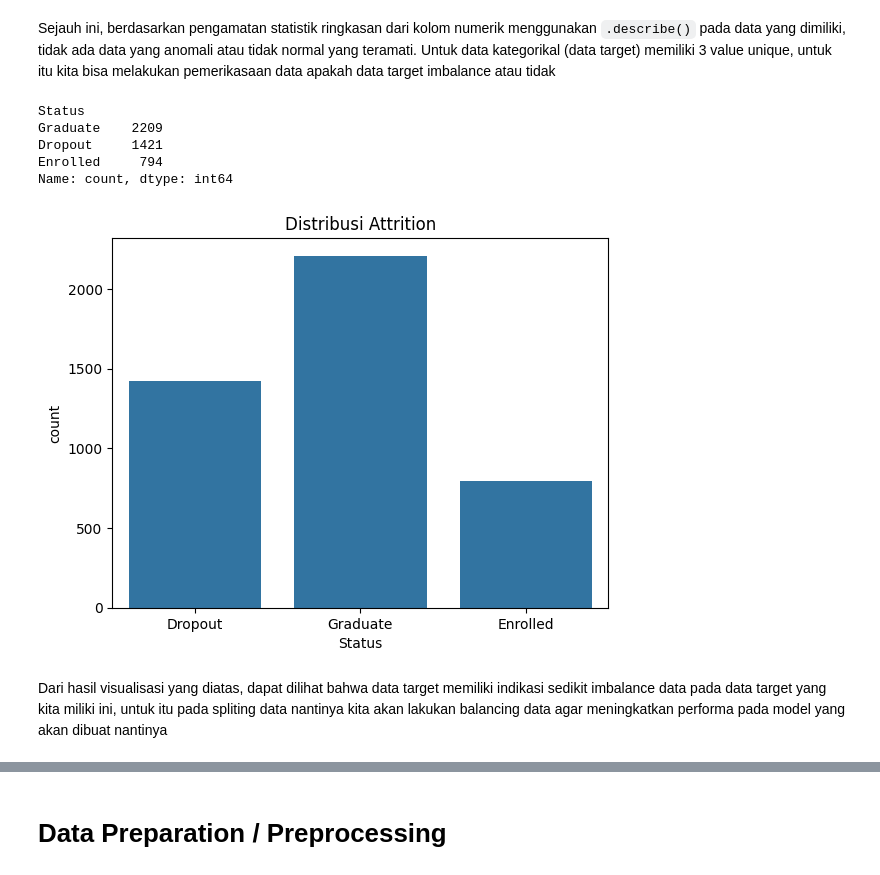
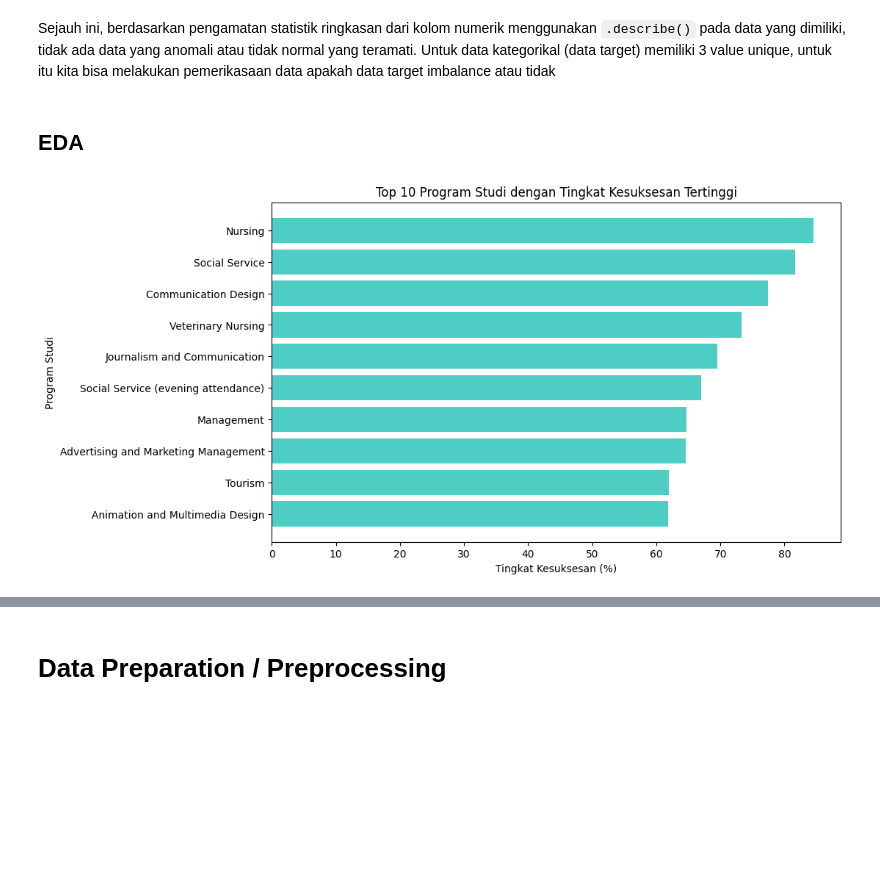
Before and after one commit to Rave-m/Perusahaan-Edutech, a Jupyter notebook: notebook.ipynb, the cells around one changed output, grey strips where cells are left out. Saved outputs shown, nothing was run; the diff lists cells and outputs as text; code cells hidden in the pictures; blank space fills up the shorter version.

```diff
--- a/notebook.ipynb
+++ b/notebook.ipynb
@@ -158,20 +158,51 @@ df.describe(include='object')
 | freq | 2209 |
 # %% [markdown]
 Sejauh ini, berdasarkan pengamatan statistik ringkasan dari kolom numerik menggunakan `.describe()` pada data yang dimiliki, tidak ada data yang anomali atau tidak normal yang teramati. Untuk data kategorikal (data target) memiliki 3 value unique, untuk itu kita bisa melakukan pemerikasaan data apakah data target imbalance atau tidak
-# %%
-# Memeriksa distribusi target
-print(df['Status'].value_counts())
-
-# Visualisasi distribusi target
-sns.countplot(x=df['Status'])
-plt.title('Distribusi Attrition')
-plt.show()
-# %% [output]
-Status
-Graduate    2209
-Dropout     1421
-Enrolled     794
-Name: count, dtype: int64
-[figure, removed]
-# %% [markdown]
-Dari hasil visualisasi yang diatas, dapat dilihat bahwa data target memiliki indikasi sedikit imbalance data pada data target yang kita miliki ini, untuk itu pada spliting data nantinya kita akan lakukan balancing data agar meningkatkan performa pada model yang akan dibuat nantinya
+# %% [markdown]
+## EDA
+# %%
+data = df.copy()
+
+# Map course codes to names
+course_mapping = {
+    33: 'Biofuel Production Technologies',
+    171: 'Animation and Multimedia Design',
+    8014: 'Social Service (evening attendance)',
+    9003: 'Agronomy',
+    9070: 'Communication Design',
+    9085: 'Veterinary Nursing',
+    9119: 'Informatics Engineering',
+    9130: 'Equinculture',
+    9147: 'Management',
+    9238: 'Social Service',
+    9254: 'Tourism',
+    9500: 'Nursing',
+    9556: 'Oral Hygiene',
+    9670: 'Advertising and Marketing Management',
+    9773: 'Journalism and Communication',
+    9853: 'Basic Education',
+    9991: 'Management (evening attendance)'
+}
+
+data['Course_Name'] = data['Course'].map(course_mapping)
+# %%
+course_stats = data.groupby(['Course_Name', 'Status']).size().unstack().fillna(0)
+
+for col in ['Graduate', 'Dropout', 'Enrolled']:
+    if col not in course_stats.columns:
+        course_stats[col] = 0
+
+course_stats['Total'] = course_stats.sum(axis=1)
+course_stats['Success_Rate'] = ((course_stats['Graduate'] + course_stats['Enrolled']) / course_stats['Total'] * 100)
+
+top10 = course_stats.sort_values('Success_Rate', ascending=False).reset_index().head(10)
+
+plt.figure(figsize=(10, 6))
+plt.barh(top10['Course_Name'], top10['Success_Rate'], color='#4ECDC4')
+plt.xlabel('Tingkat Kesuksesan (%)')
+plt.ylabel('Program Studi')
+plt.title('Top 10 Program Studi dengan Tingkat Kesuksesan Tertinggi')
+plt.gca().invert_yaxis()
+plt.show()
+# %% [output]
+[figure, added]
```
Also changed, not shown: parts of 8 cells of this notebook, 4 other files.
